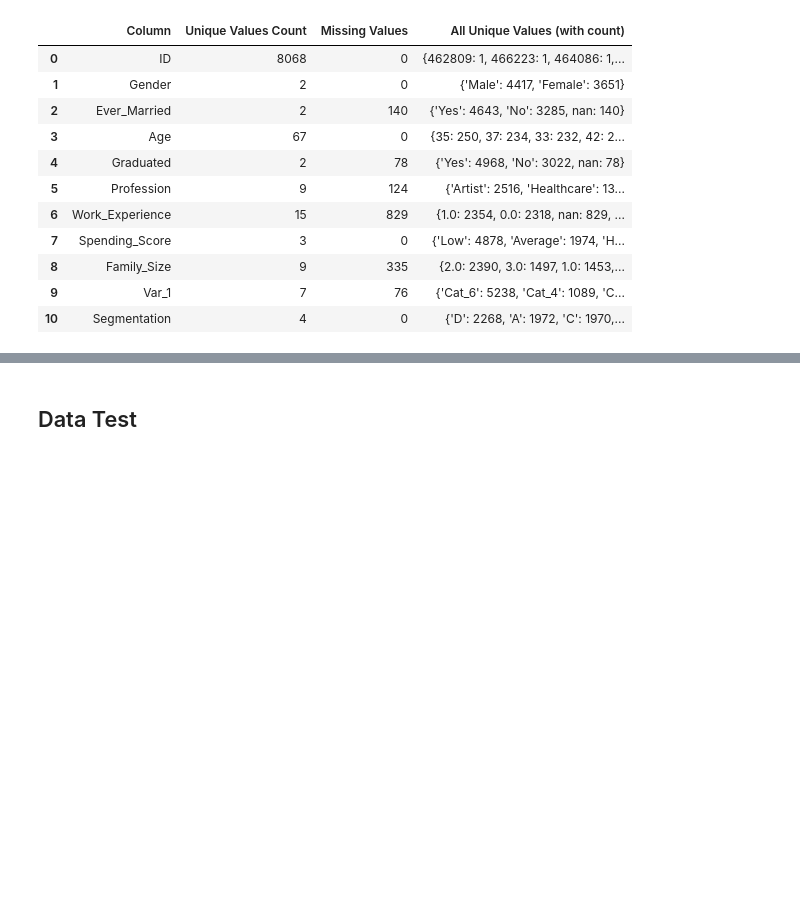
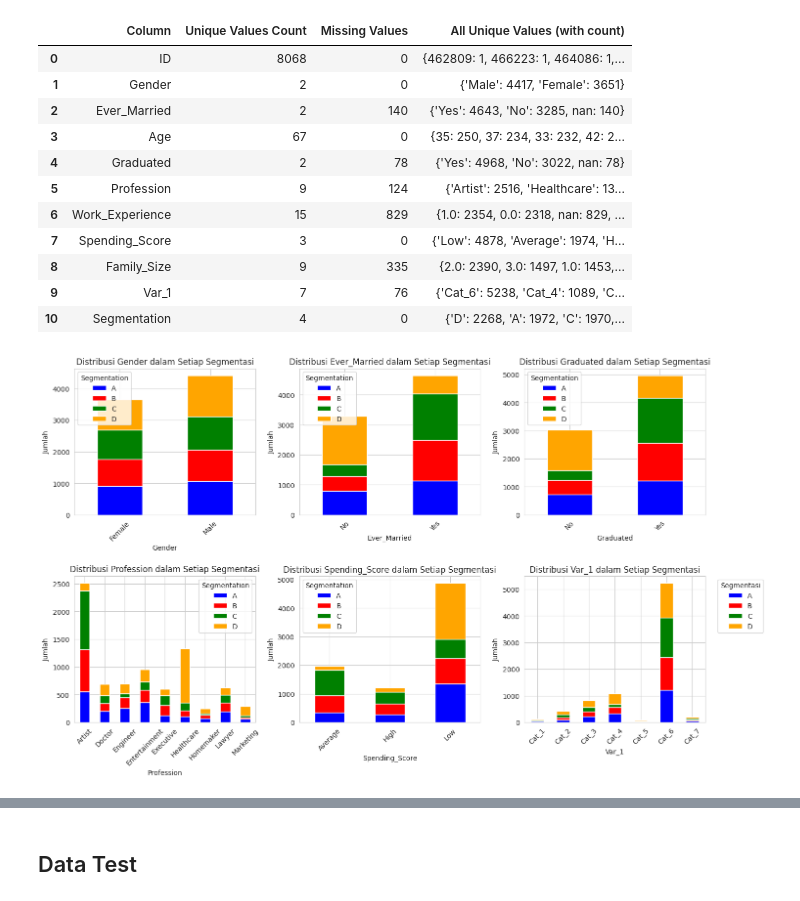
Before and after one commit to Smjfirna/Customer_Segmentation, a Jupyter notebook: Customer_Segmentation.ipynb, the cells around one changed output, grey strips where cells are left out. Drawn from its saved outputs; the diff is of its cells as text; code cells hidden in the pictures; blank space fills up the shorter version.

```diff
--- a/Customer_Segmentation.ipynb
+++ b/Customer_Segmentation.ipynb
@@ -222,3 +225,36 @@ display_all_unique_with_duplicates(train)
 | 8 | Family_Size | 9 | 335 | {2.0: 2390, 3.0: 1497, 1.0: 1453,... |
 | 9 | Var_1 | 7 | 76 | {'Cat_6': 5238, 'Cat_4': 1089, 'C... |
 | 10 | Segmentation | 4 | 0 | {'D': 2268, 'A': 1972, 'C': 1970,... |
+# %%
+import pandas as pd
+import matplotlib.pyplot as plt
+
+# List kolom kategorikal
+kategori = ['Gender', 'Ever_Married', 'Graduated', 'Profession', 'Spending_Score', 'Var_1']
+
+# Warna untuk tiap segmentasi
+colors = {'A': 'blue', 'B': 'red', 'C': 'green', 'D': 'orange'}
+
+plt.figure(figsize=(15, 12))
+
+for i, col in enumerate(kategori, 1):
+    plt.subplot(3, 3, i)
+
+    # Hitung jumlah kategori per segmentasi
+    count_data = train.groupby([col, 'Segmentation']).size().unstack()
+
+    # Buat stacked bar chart
+    count_data.plot(kind='bar', stacked=True, color=[colors[c] for c in count_data.columns], ax=plt.gca())
+
+    plt.title(f'Distribusi {col} dalam Setiap Segmentasi')
+    plt.xticks(rotation=45)
+    plt.xlabel(col)
+    plt.ylabel("Jumlah")
+
+# Tambahkan legend di luar plot
+plt.legend(title="Segmentasi", bbox_to_anchor=(1.05, 1), loc='upper left')
+
+plt.tight_layout()
+plt.show()
+# %% [output]
+[figure, added]
```
Also changed, not shown: parts of 21 cells of this notebook.
